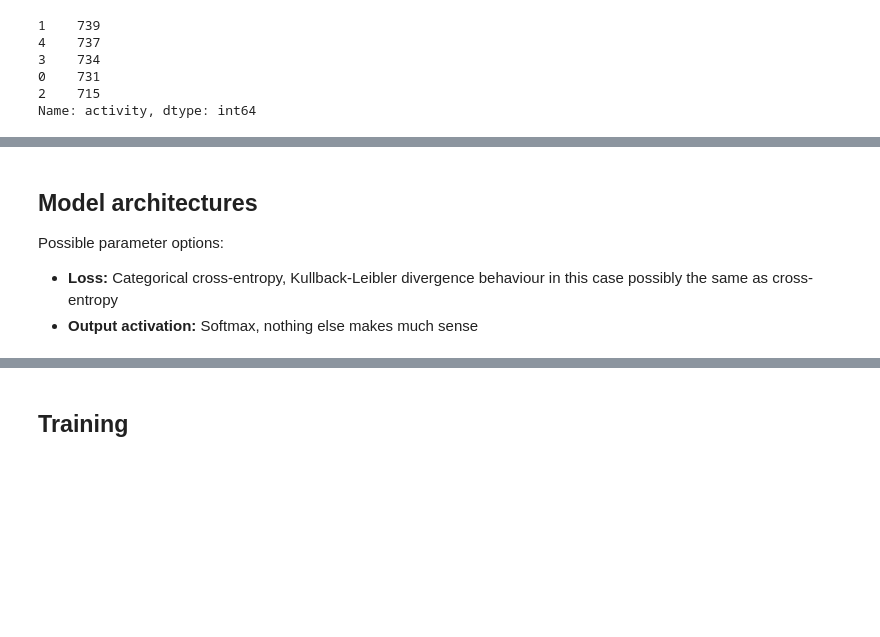
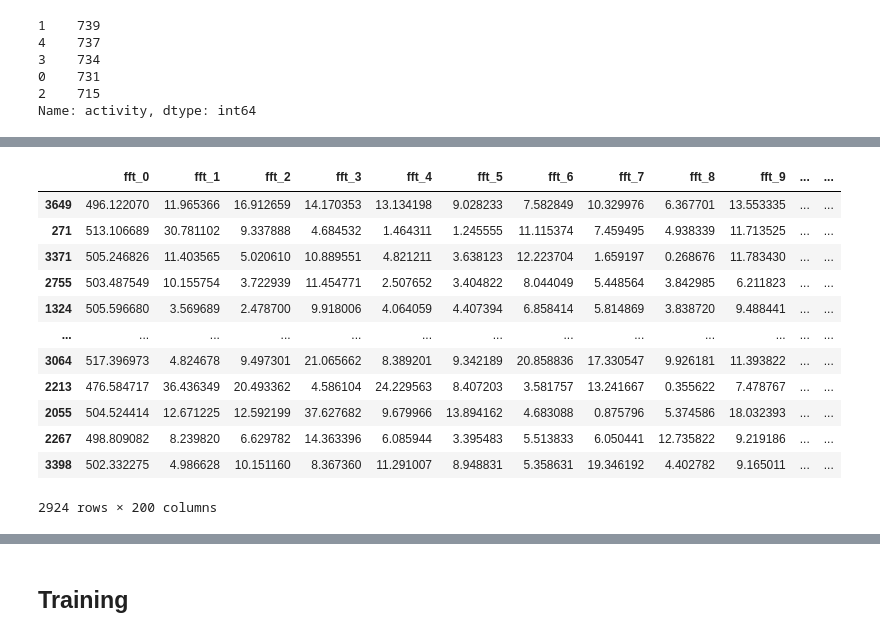
Before and after one commit to kalouskova/DP, a Jupyter notebook: src/impl/Automatic_artefact_detecion.ipynb, the cells around one changed output, grey strips where cells are left out. Saved outputs shown, nothing was run; the diff lists cells and outputs as text; code cells hidden in the pictures; blank space fills up the shorter version.

```diff
--- a/src/impl/Automatic_artefact_detecion.ipynb
+++ b/src/impl/Automatic_artefact_detecion.ipynb
@@ -206,10 +268,27 @@ X_train, X_test, y_train_act, y_test_act = train_test_split(X, y_activity, test_
+# %%
+# Train test split for FFT frequencies dataset
+X = df_fft.drop(target_columns, axis=1).copy()
+
+X_train_fft, X_test_fft, _, _ = train_test_split(X, y_activity, test_size=0.2, random_state=40)
+# X_train_fft, X_test_fft, _, _ = train_test_split(X, y_activity, test_size=0.2, random_state=40)
+
+X_train_fft
+# %% [output]
+|  | fft_0 | fft_1 | fft_2 | fft_3 | fft_4 | fft_5 | fft_6 | fft_7 | fft_8 | fft_9 | ... | ... |
+| 3649 | 496.122070 | 11.965366 | 16.912659 | 14.170353 | 13.134198 | 9.028233 | 7.582849 | 10.329976 | 6.367701 | 13.553335 | ... | ... |
+| 271 | 513.106689 | 30.781102 | 9.337888 | 4.684532 | 1.464311 | 1.245555 | 11.115374 | 7.459495 | 4.938339 | 11.713525 | ... | ... |
+| 3371 | 505.246826 | 11.403565 | 5.020610 | 10.889551 | 4.821211 | 3.638123 | 12.223704 | 1.659197 | 0.268676 | 11.783430 | ... | ... |
+| 2755 | 503.487549 | 10.155754 | 3.722939 | 11.454771 | 2.507652 | 3.404822 | 8.044049 | 5.448564 | 3.842985 | 6.211823 | ... | ... |
+| 1324 | 505.596680 | 3.569689 | 2.478700 | 9.918006 | 4.064059 | 4.407394 | 6.858414 | 5.814869 | 3.838720 | 9.488441 | ... | ... |
+| ... | ... | ... | ... | ... | ... | ... | ... | ... | ... | ... | ... | ... |
+| 3064 | 517.396973 | 4.824678 | 9.497301 | 21.065662 | 8.389201 | 9.342189 | 20.858836 | 17.330547 | 9.926181 | 11.393822 | ... | ... |
+| 2213 | 476.584717 | 36.436349 | 20.493362 | 4.586104 | 24.229563 | 8.407203 | 3.581757 | 13.241667 | 0.355622 | 7.478767 | ... | ... |
+| 2055 | 504.524414 | 12.671225 | 12.592199 | 37.627682 | 9.679966 | 13.894162 | 4.683088 | 0.875796 | 5.374586 | 18.032393 | ... | ... |
+| 2267 | 498.809082 | 8.239820 | 6.629782 | 14.363396 | 6.085944 | 3.395483 | 5.513833 | 6.050441 | 12.735822 | 9.219186 | ... | ... |
+| 3398 | 502.332275 | 4.986628 | 10.151160 | 8.367360 | 11.291007 | 8.948831 | 5.358631 | 19.346192 | 4.402782 | 9.165011 | ... | ... |
+2924 rows × 200 columns
 # %%
 # One-hot encoding
 y_train_act_enc = tf.keras.utils.to_categorical(y_train_act, num_classes=ACTIVITIES_NUM)
 
 # y_train_art_enc = tf.keras.utils.to_categorical(y_train_art, num_classes=ARTEFACT_NUM)
-# %% [markdown]
-## Model architectures
-Possible parameter options:
-- __Loss:__ Categorical cross-entropy, Kullback-Leibler divergence behaviour in this case possibly the same as cross-entropy
-- __Output activation:__ Softmax, nothing else makes much sense
```
Also changed, not shown: parts of 19 cells of this notebook, 55 other files.
